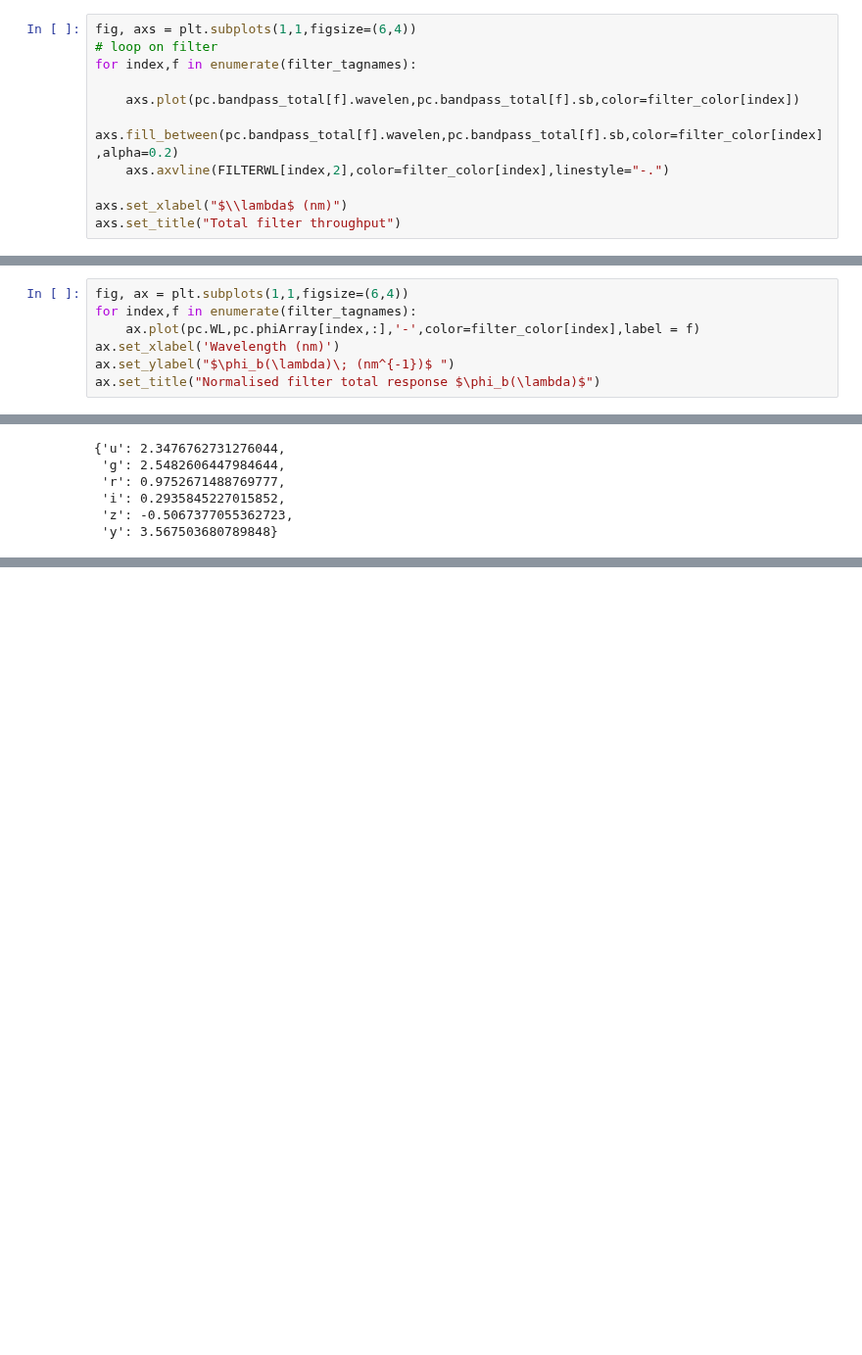
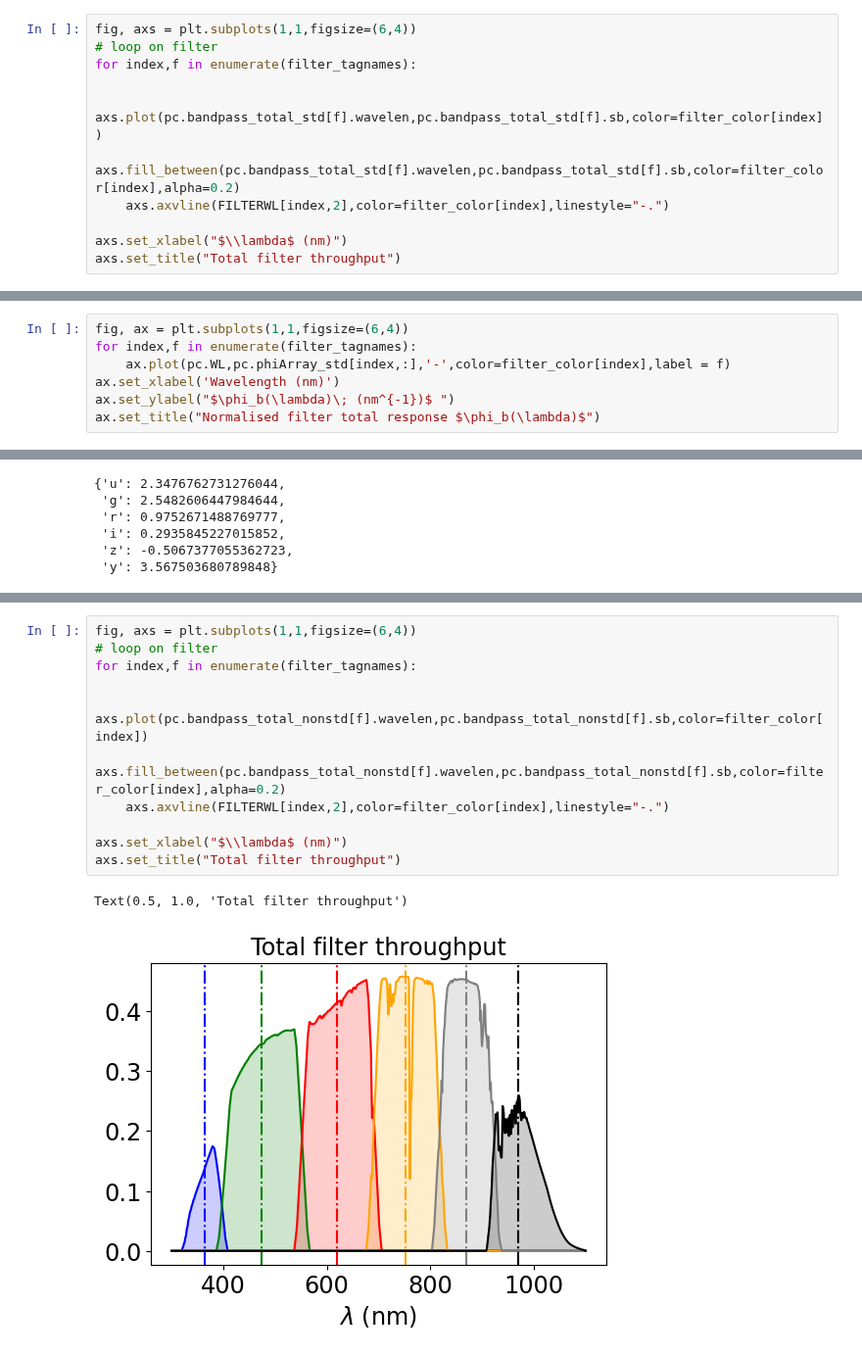
Before and after one commit to sylvielsstfr/RubinLSSTPhotometricCorrTuto, a Jupyter notebook: notebooks/02_PhotometricCorrections/Test_PhotomCorrections.ipynb, the cells around one changed output, grey strips where cells are left out. Shown at 98% size. Cells and saved outputs as stored; diff of their text form; blank space fills up the shorter version.

```diff
--- a/notebooks/02_PhotometricCorrections/Test_PhotomCorrections.ipynb
+++ b/notebooks/02_PhotometricCorrections/Test_PhotomCorrections.ipynb
@@ -105,8 +105,8 @@ fig, axs = plt.subplots(1,1,figsize=(6,4))
 # loop on filter
 for index,f in enumerate(filter_tagnames):
 
-    axs.plot(pc.bandpass_total[f].wavelen,pc.bandpass_total[f].sb,color=filter_color[index])
-    axs.fill_between(pc.bandpass_total[f].wavelen,pc.bandpass_total[f].sb,color=filter_color[index],alpha=0.2)
+    axs.plot(pc.bandpass_total_std[f].wavelen,pc.bandpass_total_std[f].sb,color=filter_color[index])
+    axs.fill_between(pc.bandpass_total_std[f].wavelen,pc.bandpass_total_std[f].sb,color=filter_color[index],alpha=0.2)
     axs.axvline(FILTERWL[index,2],color=filter_color[index],linestyle="-.")
 
 axs.set_xlabel("$\\lambda$ (nm)")
@@ -117,7 +117,7 @@ Text(0.5, 1.0, 'Total filter throughput')
 # %%
 fig, ax = plt.subplots(1,1,figsize=(6,4))
 for index,f in enumerate(filter_tagnames):
-    ax.plot(pc.WL,pc.phiArray[index,:],'-',color=filter_color[index],label = f)
+    ax.plot(pc.WL,pc.phiArray_std[index,:],'-',color=filter_color[index],label = f)
 ax.set_xlabel('Wavelength (nm)')
 ax.set_ylabel("$\phi_b(\lambda)\; (nm^{-1})$ ")
 ax.set_title("Normalised filter total response $\phi_b(\lambda)$")
@@ -144,0 +162,14 @@ pc.all_II1_std
+# %%
+fig, axs = plt.subplots(1,1,figsize=(6,4))
+# loop on filter
+for index,f in enumerate(filter_tagnames):
+
+    axs.plot(pc.bandpass_total_nonstd[f].wavelen,pc.bandpass_total_nonstd[f].sb,color=filter_color[index])
+    axs.fill_between(pc.bandpass_total_nonstd[f].wavelen,pc.bandpass_total_nonstd[f].sb,color=filter_color[index],alpha=0.2)
+    axs.axvline(FILTERWL[index,2],color=filter_color[index],linestyle="-.")
+
+axs.set_xlabel("$\\lambda$ (nm)")
+axs.set_title("Total filter throughput")
+# %% [output]
+Text(0.5, 1.0, 'Total filter throughput')
+[figure, added]
```
Also changed, not shown: parts of 6 cells of this notebook, 2 other files.
